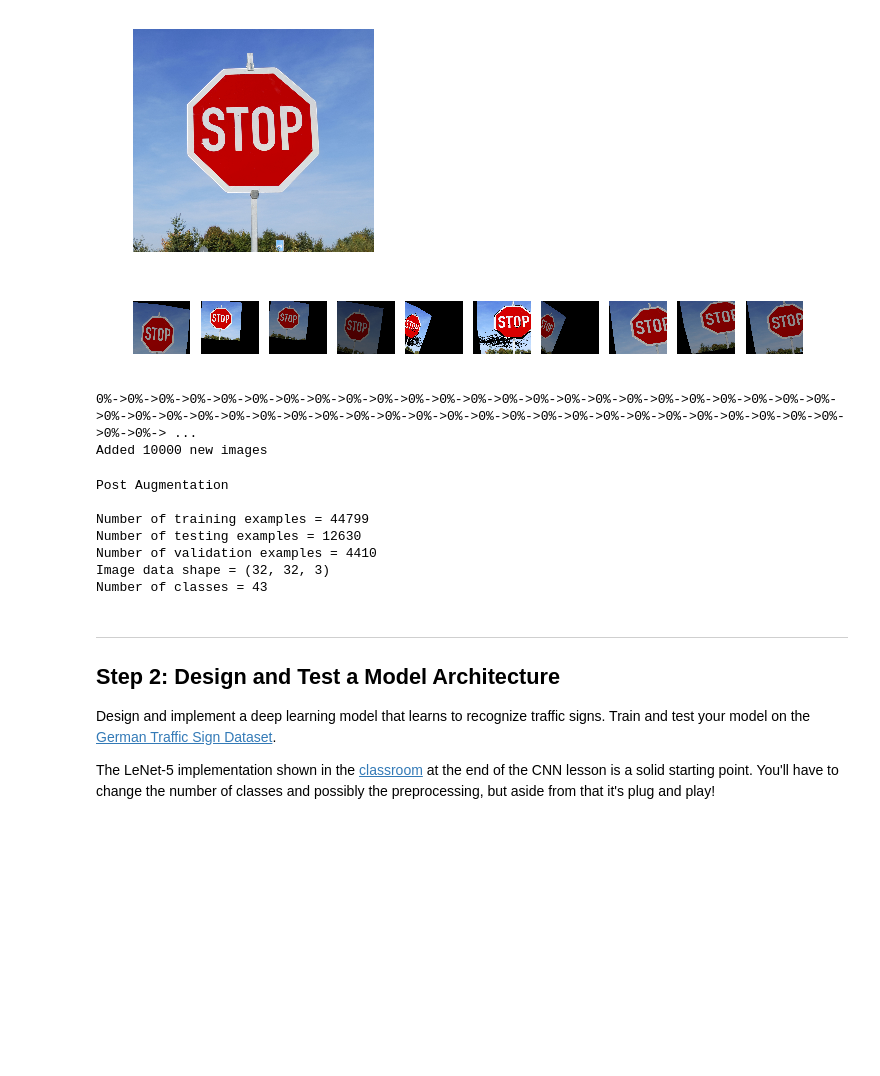
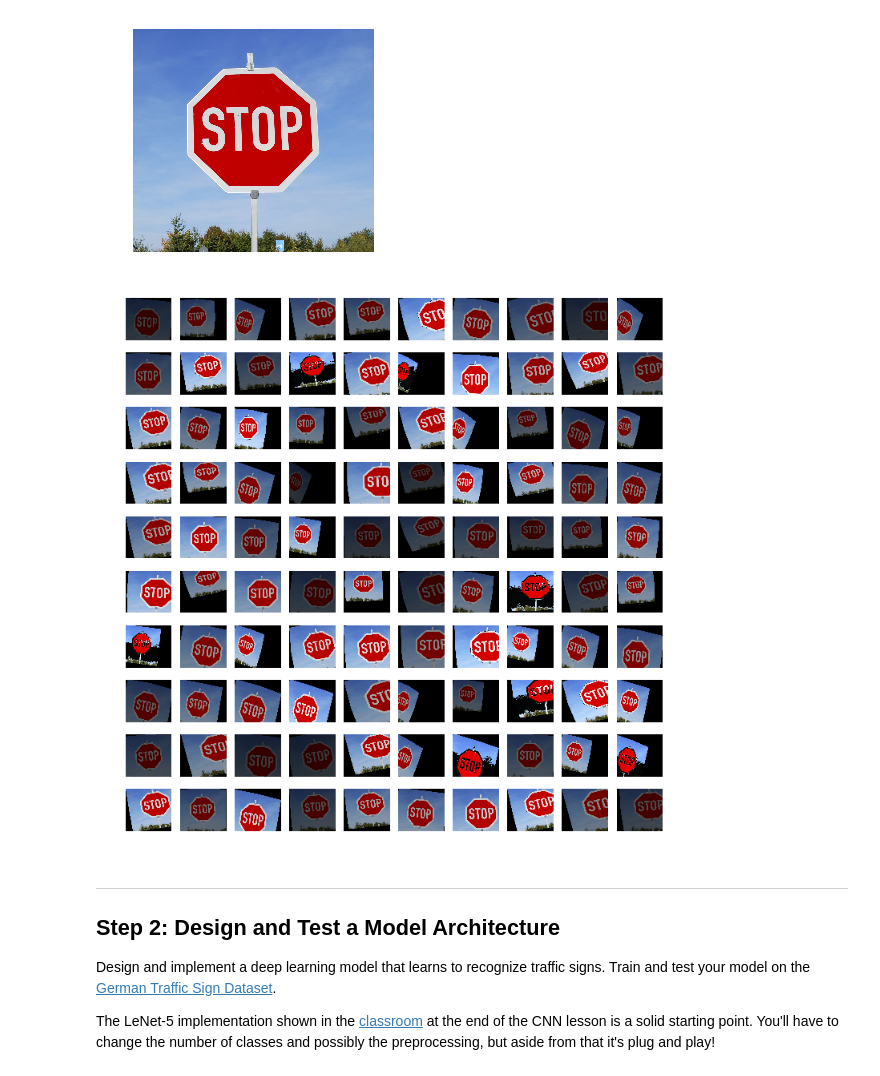
Before and after one commit to JavonDavis/Traffic-Sign-Classifier, a Jupyter notebook: Traffic_Sign_Classifier.ipynb, the cells around one changed output. Drawn from its saved outputs; the diff is of its cells as text; code cells hidden in the pictures; blank space fills up the shorter version.

```diff
--- a/Traffic_Sign_Classifier.ipynb
+++ b/Traffic_Sign_Classifier.ipynb
@@ -29,7 +29,7 @@ Source: Yan LeCun
 # Load pickled data
 import pickle
 
-training_file = 'train.p'
+training_file = 'train_augmented.p'
 validation_file= 'valid.p'
 testing_file = 'test.p'
 
@@ -190,18 +190,18 @@ plt.axis('off');
 # %%
 gs1 = gridspec.GridSpec(10, 10)
 gs1.update(wspace=0.01, hspace=0.02) # set the spacing between axes.
 plt.figure(figsize=(12,12))
-for i in range(10):
+for i in range(100):
     ax1 = plt.subplot(gs1[i])
     ax1.set_xticklabels([])
     ax1.set_yticklabels([])
     ax1.set_aspect('equal')
     img = transform_image(image,20,10,5,brightness=1)
 
     plt.subplot(10,10,i+1)
     plt.imshow(img)
     plt.axis('off')
 
 plt.show()
 # %% [output]
-[figure, old version]
+[figure, new version]
@@ -235,38 +208,3 @@ def augment(features, labels, number_of_new_images):
-# %%
-X_train, y_train = augment(X_train, y_train, 10000)
-# %% [output]
-0%->0%->0%->0%->0%->0%->0%->0%->0%->0%->0%->0%->0%->0%->0%->0%->0%->0%->0%->0%->0%->0%->0%->0%->0%->0%->0%->0%->0%->0%->0%->0%->0%->0%->0%->0%->0%->0%->0%->0%->0%->0%->0%->0%->0%->0%->0%->0%->0%->0%-> ...
-Added 10000 new images
-# %%
-# TODO: Number of training examples
-n_train = len(X_train)
-
-# TODO: Number of validation examples
-n_validation = len(X_valid)
-
-# TODO: Number of testing examples.
-n_test = len(X_test)
-
-# TODO: What's the shape of an traffic sign image?
-image_shape = X_train[0].shape
-
-# TODO: How many unique classes/labels there are in the dataset.
-n_classes = len(set(y_train))
-
-print("Post Augmentation\n")
-print("Number of training examples =", n_train)
-print("Number of testing examples =", n_test)
-print("Number of validation examples =", n_validation)
-print("Image data shape =", image_shape)
-print("Number of classes =", n_classes)
-# %% [output]
-Post Augmentation
-
-Number of training examples = 44799
-Number of testing examples = 12630
-Number of validation examples = 4410
-Image data shape = (32, 32, 3)
-Number of classes = 43
 # %% [markdown]
 ----
 
```
Also changed, not shown: parts of 14 cells of this notebook, 4 other files.
